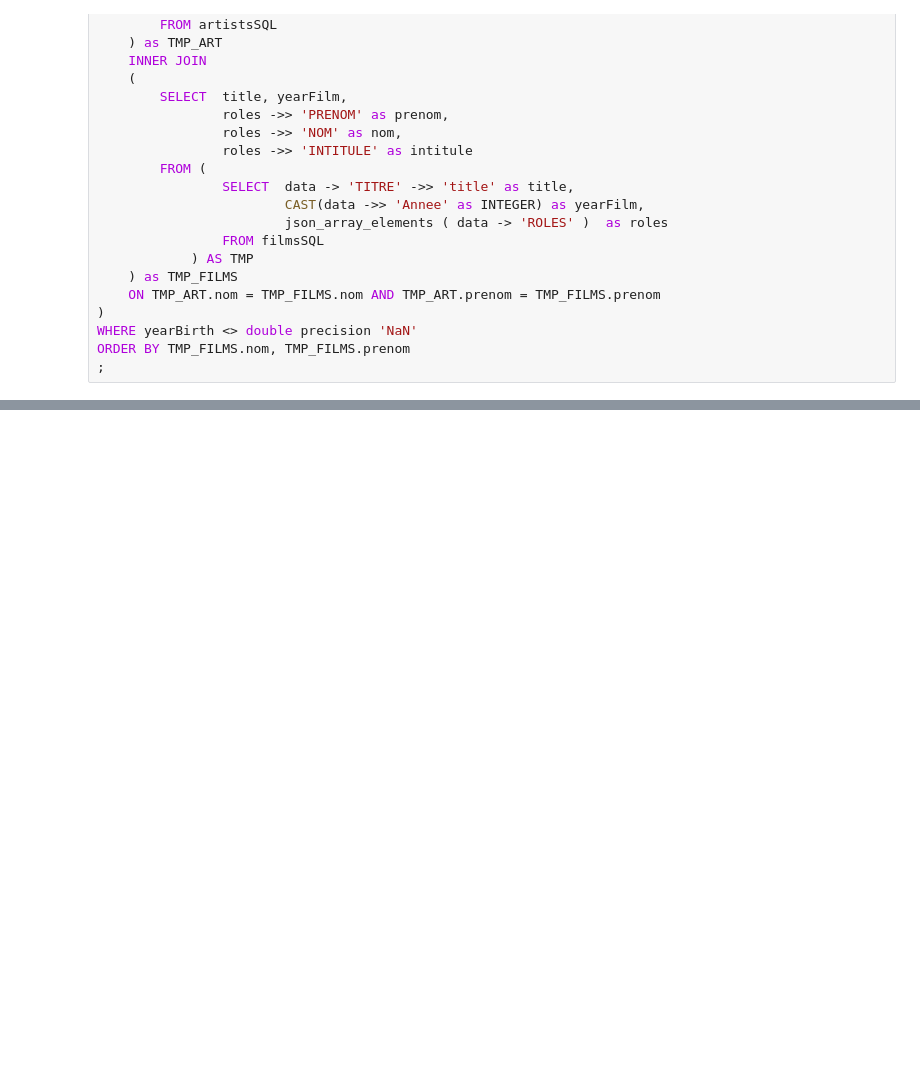
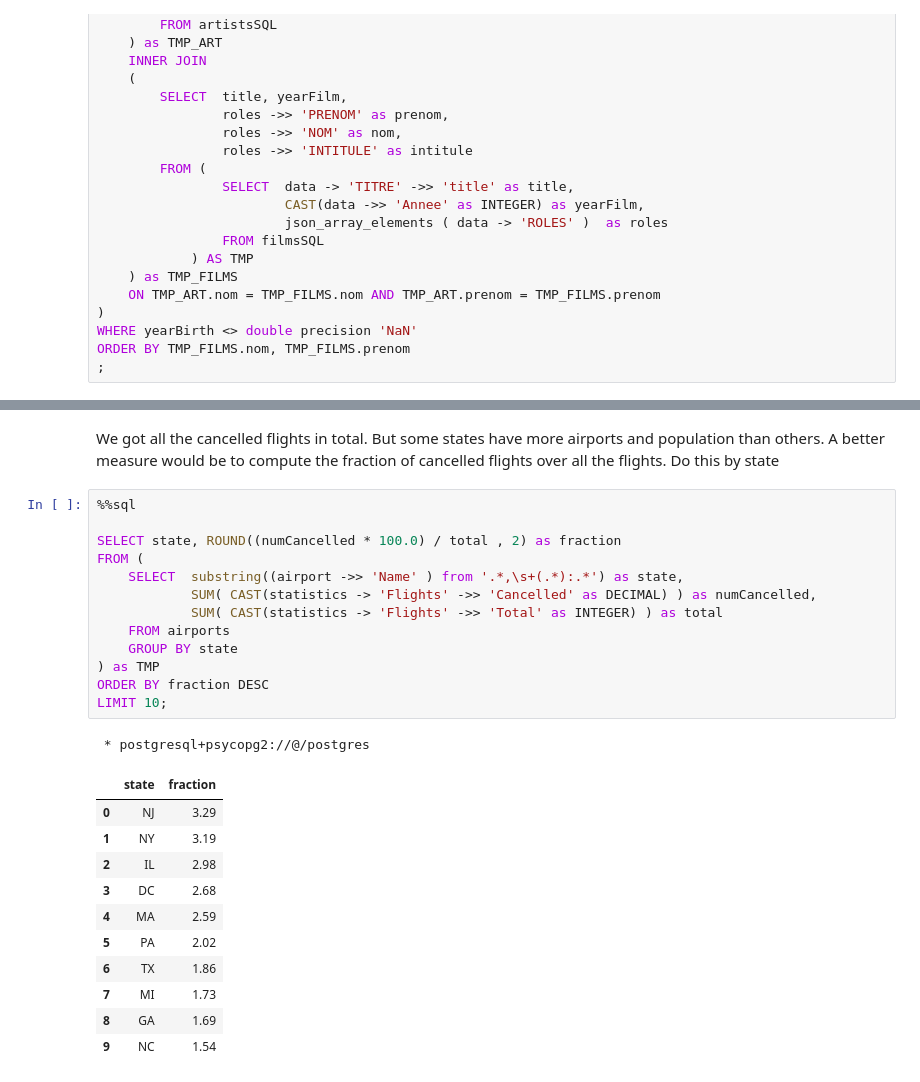
Before and after one commit to lucasgneccoh/BDSS_students, a Jupyter notebook: notebooks/solutions/BDSS_TD7_PostgreSQLJSON_solutions.ipynb, the cells around one changed output, grey strips where cells are left out. Drawn from its saved outputs; the diff is of its cells as text; blank space fills up the shorter version.

```diff
--- a/notebooks/solutions/BDSS_TD7_PostgreSQLJSON_solutions.ipynb
+++ b/notebooks/solutions/BDSS_TD7_PostgreSQLJSON_solutions.ipynb
@@ -408,0 +525,28 @@ ORDER BY TMP_FILMS.nom, TMP_FILMS.prenom
+# %% [markdown]
+We got all the cancelled flights in total. But some states have more airports and population than others. A better measure would be to compute the fraction of cancelled flights over all the flights. Do this by state
+# %%
+%%sql
+
+SELECT state, ROUND((numCancelled * 100.0) / total , 2) as fraction
+FROM (
+    SELECT  substring((airport ->> 'Name' ) from '.*,\s+(.*):.*') as state,
+            SUM( CAST(statistics -> 'Flights' ->> 'Cancelled' as DECIMAL) ) as numCancelled,
+            SUM( CAST(statistics -> 'Flights' ->> 'Total' as INTEGER) ) as total
+    FROM airports
+    GROUP BY state
+) as TMP
+ORDER BY fraction DESC
+LIMIT 10;
+# %% [output]
+ * postgresql+psycopg2://@/postgres
+|  | state | fraction |
+| 0 | NJ | 3.29 |
+| 1 | NY | 3.19 |
+| 2 | IL | 2.98 |
+| 3 | DC | 2.68 |
+| 4 | MA | 2.59 |
+| 5 | PA | 2.02 |
+| 6 | TX | 1.86 |
+| 7 | MI | 1.73 |
+| 8 | GA | 1.69 |
+| 9 | NC | 1.54 |
```
Also changed, not shown: parts of 22 cells of this notebook.
